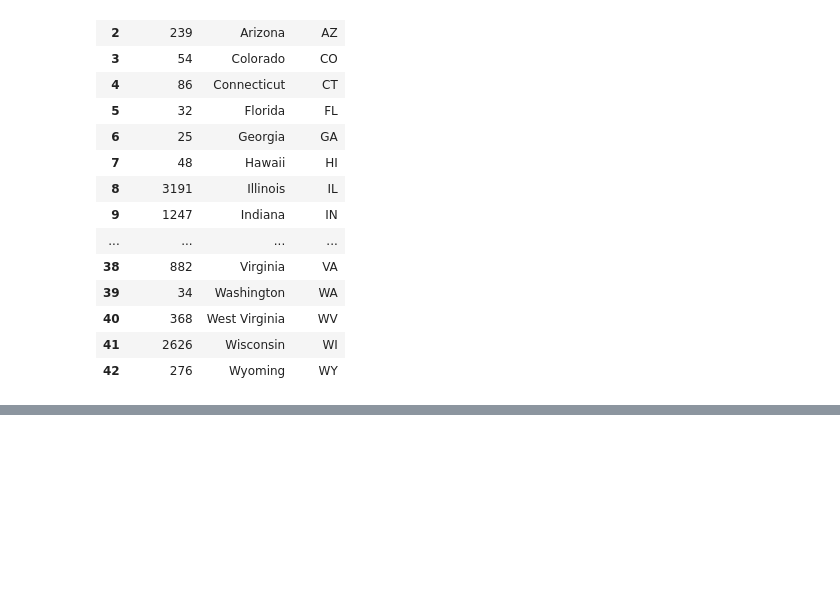
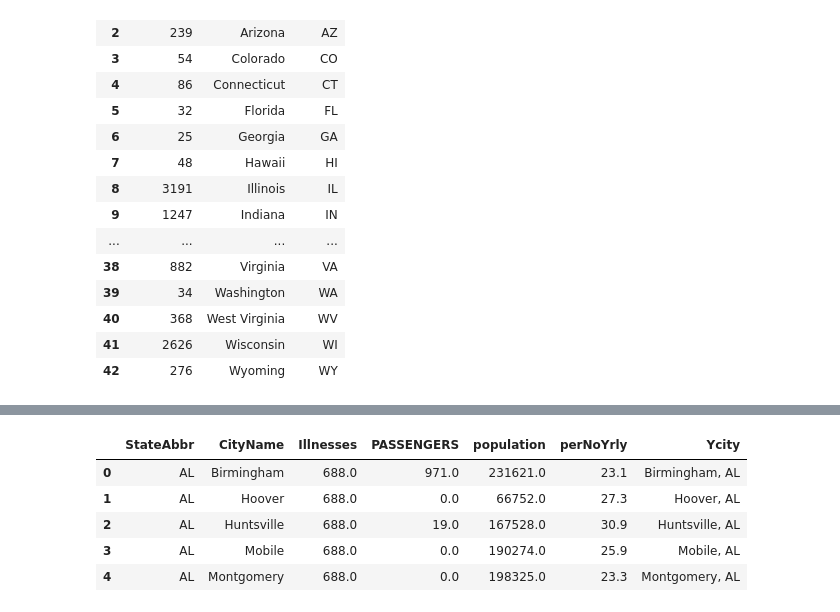
Before and after one commit to SSMDFW/FinalProject, a Jupyter notebook: Data/MLCity.ipynb, the cells around one changed output, grey strips where cells are left out. Drawn from its saved outputs; the diff is of its cells as text; code cells hidden in the pictures; blank space fills up the shorter version.

```diff
--- a/Data/MLCity.ipynb
+++ b/Data/MLCity.ipynb
@@ -236,0 +206,18 @@ sub3.sort_values(by='PASSENGERS', ascending=False)
+# %%
+sub4 = pd.merge(sub3, citypop,  how='left', left_on=['StateAbbr','CityName'], right_on = ['region','city'])
+
+sub4['perNoYrly']=100-sub4['PerYrlyDoc']
+sub4['Ycity']=sub4['CityName']+", "+sub4['StateAbbr']
+sub4 = sub4.drop(columns=["city", "region",'PerYrlyDoc'])
+sub4.sort_values(by='population', ascending=False)
+#sub4=sub4.dropna(subset=['PASSENGERS'])
+sub4=sub4.fillna(0)
+
+sub4.head()
+# %% [output]
+|  | StateAbbr | CityName | Illnesses | PASSENGERS | population | perNoYrly | Ycity |
+| 0 | AL | Birmingham | 688.0 | 971.0 | 231621.0 | 23.1 | Birmingham, AL |
+| 1 | AL | Hoover | 688.0 | 0.0 | 66752.0 | 27.3 | Hoover, AL |
+| 2 | AL | Huntsville | 688.0 | 19.0 | 167528.0 | 30.9 | Huntsville, AL |
+| 3 | AL | Mobile | 688.0 | 0.0 | 190274.0 | 25.9 | Mobile, AL |
+| 4 | AL | Montgomery | 688.0 | 0.0 | 198325.0 | 23.3 | Montgomery, AL |
```
Also changed, not shown: parts of 14 cells of this notebook.
